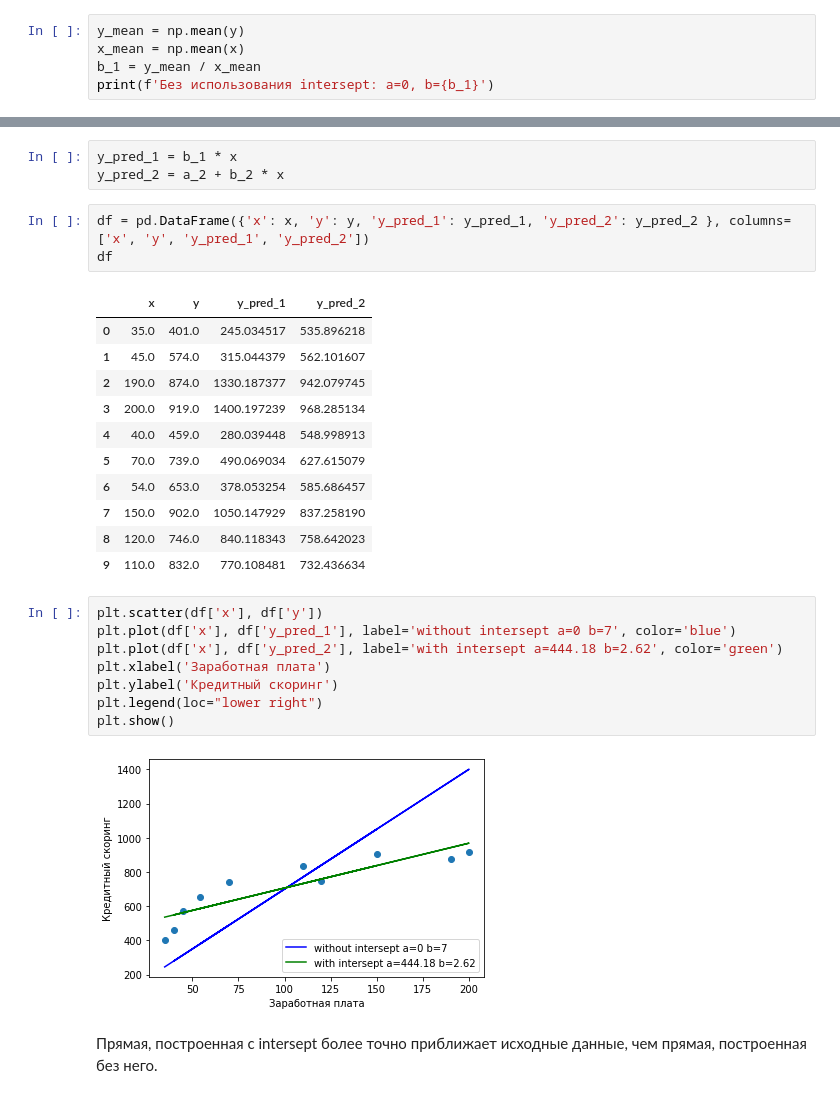
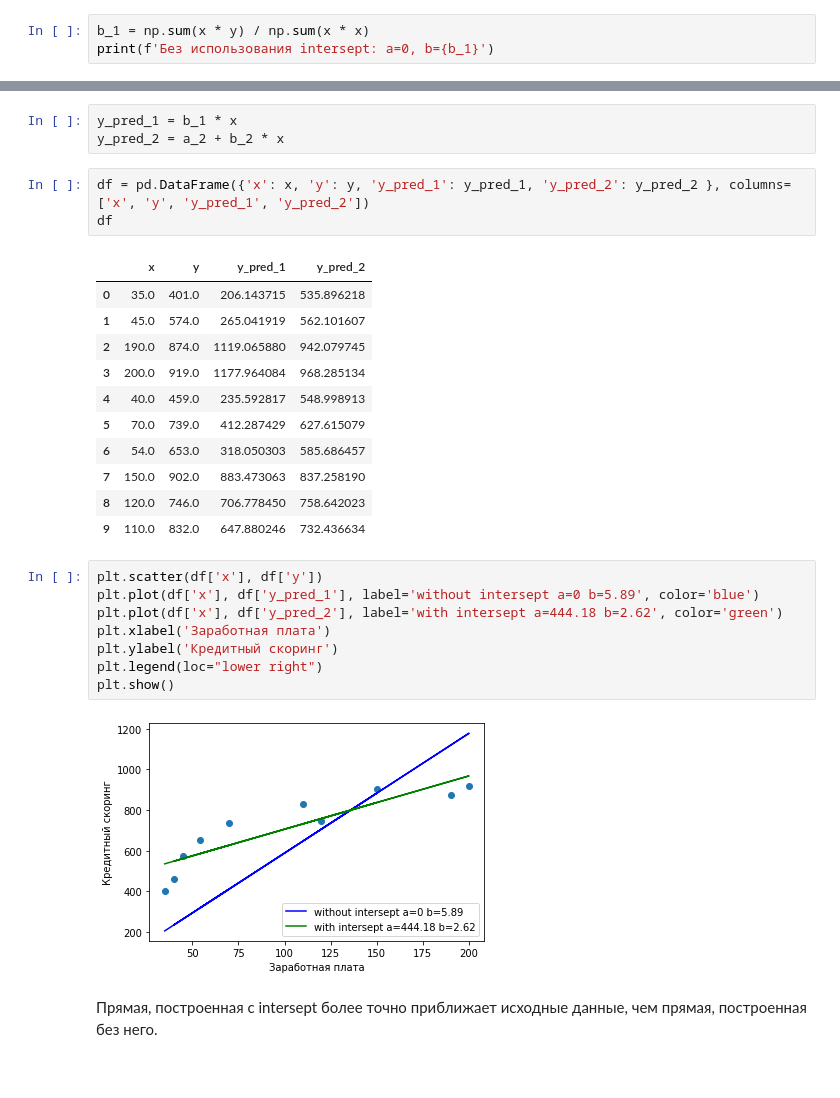
Before and after one commit to AnnaSmelova/Theory_of_probability_and_mathematical_statistics_course, a Jupyter notebook: lesson7/lesson7_homework.ipynb, the cells around one changed output, grey strips where cells are left out. Drawn from its saved outputs; the diff is of its cells as text.

```diff
--- a/lesson7/lesson7_homework.ipynb
+++ b/lesson7/lesson7_homework.ipynb
@@ -27,6 +27,4 @@ $\Rightarrow b_1=\frac{\overline{y}}{\overline{x}}$
 # %%
-y_mean = np.mean(y)
-x_mean = np.mean(x)
-b_1 = y_mean / x_mean
+b_1 = np.sum(x * y) / np.sum(x * x)
 print(f'Без использования intersept: a=0, b={b_1}')
 # %% [output]
@@ -49,26 +47,26 @@ df = pd.DataFrame({'x': x, 'y': y, 'y_pred_1': y_pred_1, 'y_pred_2': y_pred_2 },
 df
 # %% [output]
 |  | x | y | y_pred_1 | y_pred_2 |
-| 0 | 35.0 | 401.0 | 245.034517 | 535.896218 |
-| 1 | 45.0 | 574.0 | 315.044379 | 562.101607 |
-| 2 | 190.0 | 874.0 | 1330.187377 | 942.079745 |
-| 3 | 200.0 | 919.0 | 1400.197239 | 968.285134 |
-| 4 | 40.0 | 459.0 | 280.039448 | 548.998913 |
-| 5 | 70.0 | 739.0 | 490.069034 | 627.615079 |
-| 6 | 54.0 | 653.0 | 378.053254 | 585.686457 |
-| 7 | 150.0 | 902.0 | 1050.147929 | 837.258190 |
-| 8 | 120.0 | 746.0 | 840.118343 | 758.642023 |
-| 9 | 110.0 | 832.0 | 770.108481 | 732.436634 |
+| 0 | 35.0 | 401.0 | 206.143715 | 535.896218 |
+| 1 | 45.0 | 574.0 | 265.041919 | 562.101607 |
+| 2 | 190.0 | 874.0 | 1119.065880 | 942.079745 |
+| 3 | 200.0 | 919.0 | 1177.964084 | 968.285134 |
+| 4 | 40.0 | 459.0 | 235.592817 | 548.998913 |
+| 5 | 70.0 | 739.0 | 412.287429 | 627.615079 |
+| 6 | 54.0 | 653.0 | 318.050303 | 585.686457 |
+| 7 | 150.0 | 902.0 | 883.473063 | 837.258190 |
+| 8 | 120.0 | 746.0 | 706.778450 | 758.642023 |
+| 9 | 110.0 | 832.0 | 647.880246 | 732.436634 |
 # %%
 plt.scatter(df['x'], df['y'])
-plt.plot(df['x'], df['y_pred_1'], label='without intersept a=0 b=7', color='blue')
+plt.plot(df['x'], df['y_pred_1'], label='without intersept a=0 b=5.89', color='blue')
 plt.plot(df['x'], df['y_pred_2'], label='with intersept a=444.18 b=2.62', color='green')
 plt.xlabel('Заработная плата')
 plt.ylabel('Кредитный скоринг')
 plt.legend(loc="lower right")
 plt.show()
 # %% [output]
-[figure, old version]
+[figure, new version]
 # %% [markdown]
 Прямая, построенная с intersept более точно приближает исходные данные, чем прямая, построенная без него.
 # %% [markdown]
```
Also changed, not shown: parts of 5 cells of this notebook, 1 other file.
